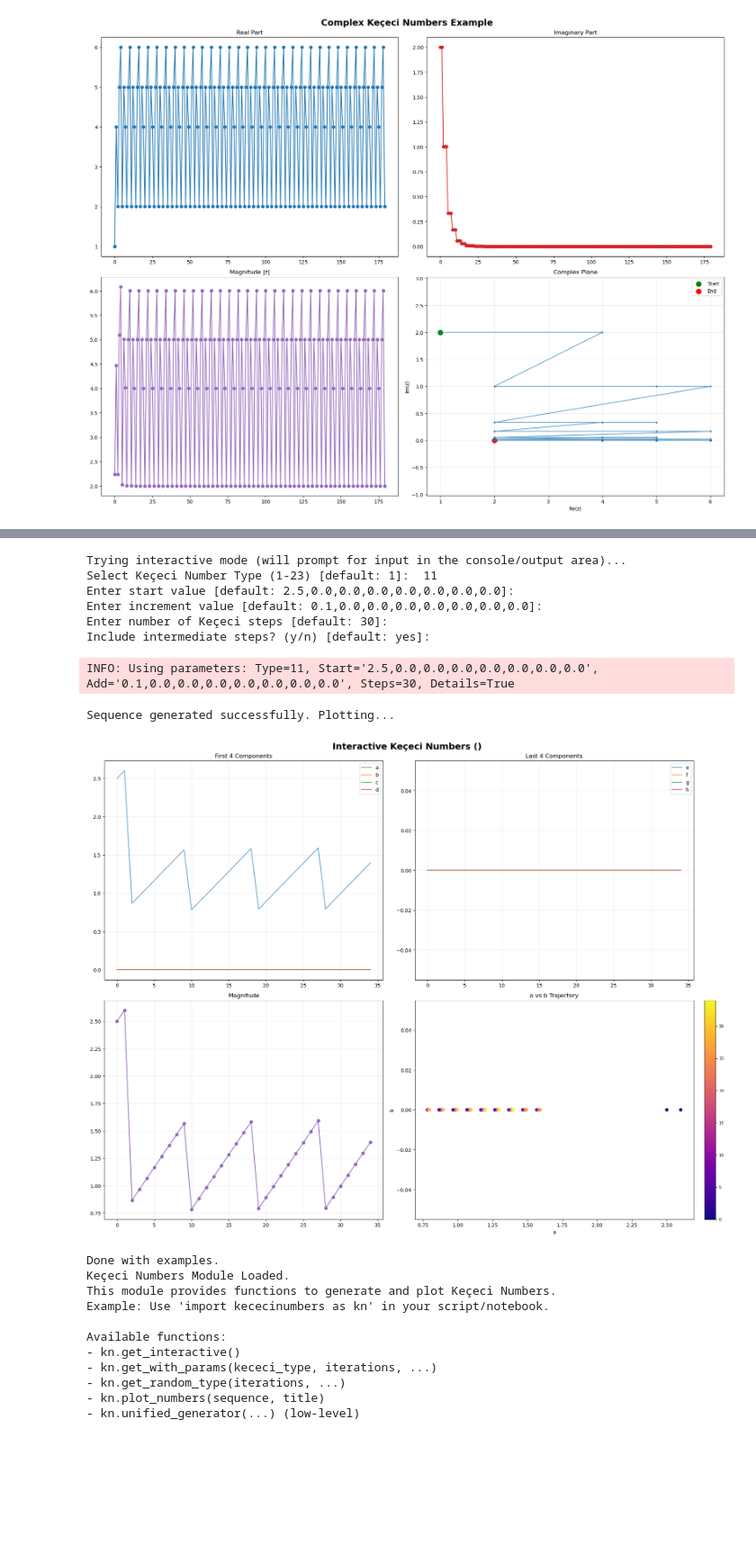
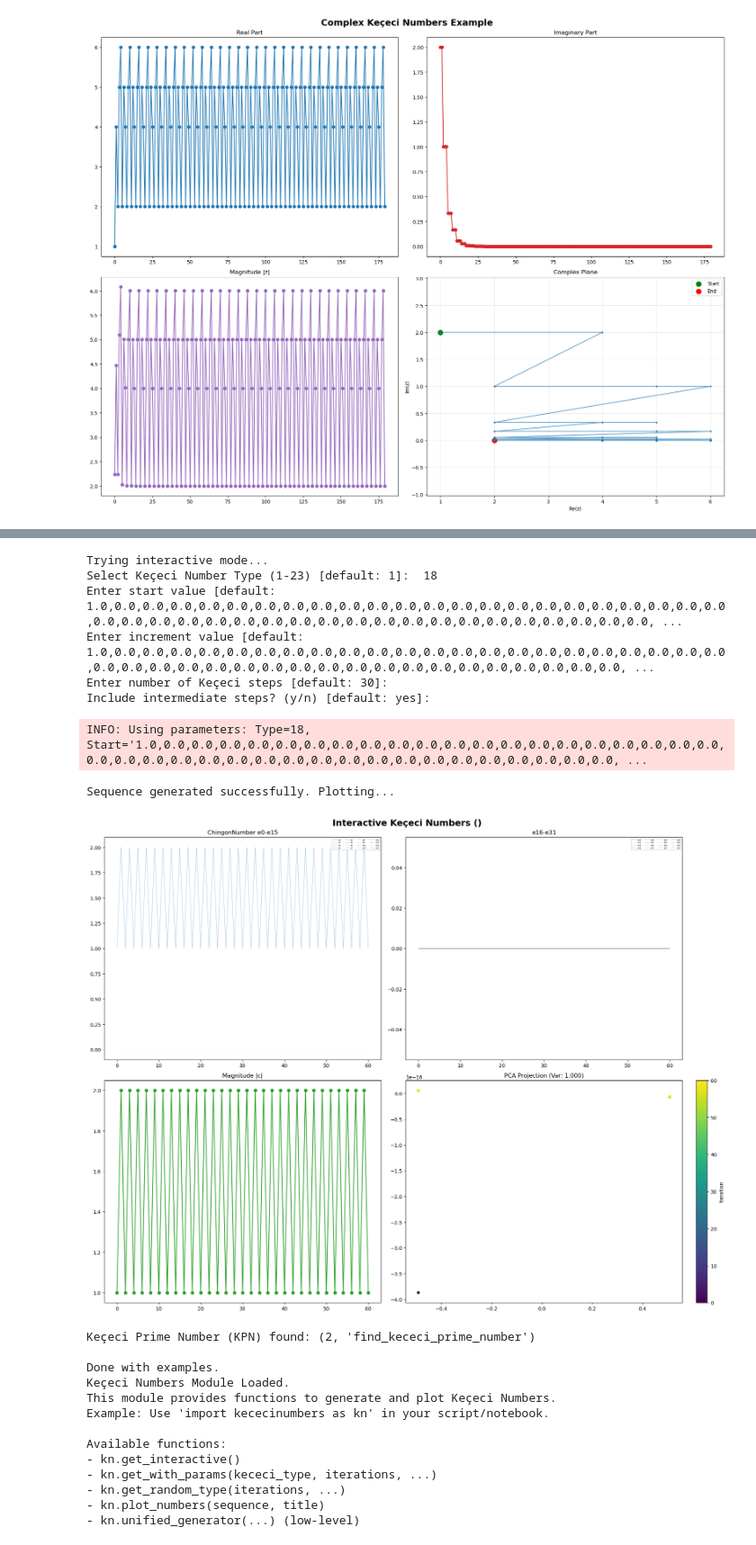
Before and after one commit to WhiteSymmetry/kececinumbers, a Jupyter notebook: examples/kececinumbres.ipynb, the cells around one changed output, grey strips where cells are left out. Shown at 90% size. Drawn from its saved outputs; the diff is of its cells as text; code cells hidden in the pictures; blank space fills up the shorter version.

```diff
--- a/examples/kececinumbres.ipynb
+++ b/examples/kececinumbres.ipynb
@@ -148,58 +147,67 @@ import matplotlib.pyplot as plt
 import kececinumbers as kn
 import logging
 logging.basicConfig(level=logging.INFO, format="%(levelname)s: %(message)s")
-
-# Matplotlib grafiklerinin notebook içinde gösterilmesini sağla
 %matplotlib inline
 
-print("Trying interactive mode (will prompt for input in the console/output area)...")
-
-# DÜZELTİLMİŞ KISIM:
-# get_interactive'ten dönen iki değeri ayrı değişkenlere alıyoruz.
-# 'seq' listenin kendisi, 'params' ise parametre sözlüğüdür.
+print("Trying interactive mode...")
 seq, params = kn.get_interactive()
 
-# Sadece dizi (seq) başarılı bir şekilde oluşturulduysa devam et
 if seq:
     print("\nSequence generated successfully. Plotting...")
-    # plot_numbers fonksiyonuna artık doğru şekilde SADECE listeyi gönderiyoruz.
-    kn.plot_numbers(seq, title=f"Interactive Keçeci Numbers ({params.get('type_name', '')})")
-    # Grafiği göstermek için plt.show() ekleyelim
+
+    # Eğer seq bir dict listesiyse, sadece 'value' anahtarındaki nesneleri al
+    if seq and isinstance(seq[0], dict):
+        values = [item['value'] for item in seq]
+    else:
+        values = seq
+
+    # values listesi artık TernaryNumber, int, float, complex vb. içerir
+    kn.plot_numbers(values, title=f"Interactive Keçeci Numbers ({params.get('type_name', '')})")
     plt.show()
+
+    # safe_find_kpn aynı dönüşümü gerektirebilir, onu da values üzerinde çağıralım
+    # kpn = kn.safe_find_kpn(values)
+    # kpn = kn.find_kececi_prime_number(values) # hassas kpn hesaplama
+    kpn = kn.find_kpn(values)
+    if kpn:
+        print(f"\nKeçeci Prime Number (KPN) found: {kpn}")
+    else:
+        print("\nKPN not found.")
 else:
-    print("\nSequence generation failed or was cancelled.")
-
+    print("\nSequence generation failed.")
 
 print("\nDone with examples.")
 print("Keçeci Numbers Module Loaded.")
 print("This module provides functions to generate and plot Keçeci Numbers.")
 print("Example: Use 'import kececinumbers as kn' in your script/notebook.")
 print("\nAvailable functions:")
 print("- kn.get_interactive()")
 print("- kn.get_with_params(kececi_type, iterations, ...)")
 print("- kn.get_random_type(iterations, ...)")
 print("- kn.plot_numbers(sequence, title)")
 print("- kn.unified_generator(...) (low-level)")
 # %% [output]
 INFO: Keçeci Numbers Interactive Generator (interactive=True)
 INFO: Available Keçeci Number Types:
 INFO:   1: Positive Real    2: Negative Real      3: Complex
 INFO:   4: Float            5: Rational           6: Quaternion
 INFO:   7: Neutrosophic     8: Neutro-Complex     9: Hyperreal
 INFO:  10: Bicomplex       11: Neutro-Bicomplex  12: Octonion
 INFO:  13: Sedenion        14: Clifford          15: Dual
 INFO:  16: Split-Complex   17: Pathion           18: Chingon
 INFO:  19: Routon          20: Voudon            21: SuperReal
 INFO:  22: Ternary         23: Hypercomplex
-Trying interactive mode (will prompt for input in the console/output area)...
-Select Keçeci Number Type (1-23) [default: 1]:  11
-Enter start value [default: 2.5,0.0,0.0,0.0,0.0,0.0,0.0,0.0]:
-Enter increment value [default: 0.1,0.0,0.0,0.0,0.0,0.0,0.0,0.0]:
+Trying interactive mode...
+Select Keçeci Number Type (1-23) [default: 1]:  18
+Enter start value [default: 1.0,0.0,0.0,0.0,0.0,0.0,0.0,0.0,0.0,0.0,0.0,0.0,0.0,0.0,0.0,0.0,0.0,0.0,0.0,0.0,0.0,0.0,0.0,0.0,0.0,0.0,0.0,0.0,0.0,0.0,0.0,0.0,0.0,0.0,0.0,0.0,0.0,0.0,0.0,0.0,0.0,0.0,0.0, ...
+Enter increment value [default: 1.0,0.0,0.0,0.0,0.0,0.0,0.0,0.0,0.0,0.0,0.0,0.0,0.0,0.0,0.0,0.0,0.0,0.0,0.0,0.0,0.0,0.0,0.0,0.0,0.0,0.0,0.0,0.0,0.0,0.0,0.0,0.0,0.0,0.0,0.0,0.0,0.0,0.0,0.0,0.0,0.0,0.0, ...
 Enter number of Keçeci steps [default: 30]:
 Include intermediate steps? (y/n) [default: yes]:
-INFO: Using parameters: Type=11, Start='2.5,0.0,0.0,0.0,0.0,0.0,0.0,0.0', Add='0.1,0.0,0.0,0.0,0.0,0.0,0.0,0.0', Steps=30, Details=True
+INFO: Using parameters: Type=18, Start='1.0,0.0,0.0,0.0,0.0,0.0,0.0,0.0,0.0,0.0,0.0,0.0,0.0,0.0,0.0,0.0,0.0,0.0,0.0,0.0,0.0,0.0,0.0,0.0,0.0,0.0,0.0,0.0,0.0,0.0,0.0,0.0,0.0,0.0,0.0,0.0,0.0,0.0,0.0,0.0, ...
 Sequence generated successfully. Plotting...
-[figure, old version]
+[figure, new version]
+Keçeci Prime Number (KPN) found: (2, 'find_kececi_prime_number')
+
 Done with examples.
 Keçeci Numbers Module Loaded.
 This module provides functions to generate and plot Keçeci Numbers.
```
Also changed, not shown: parts of 4 cells of this notebook.
